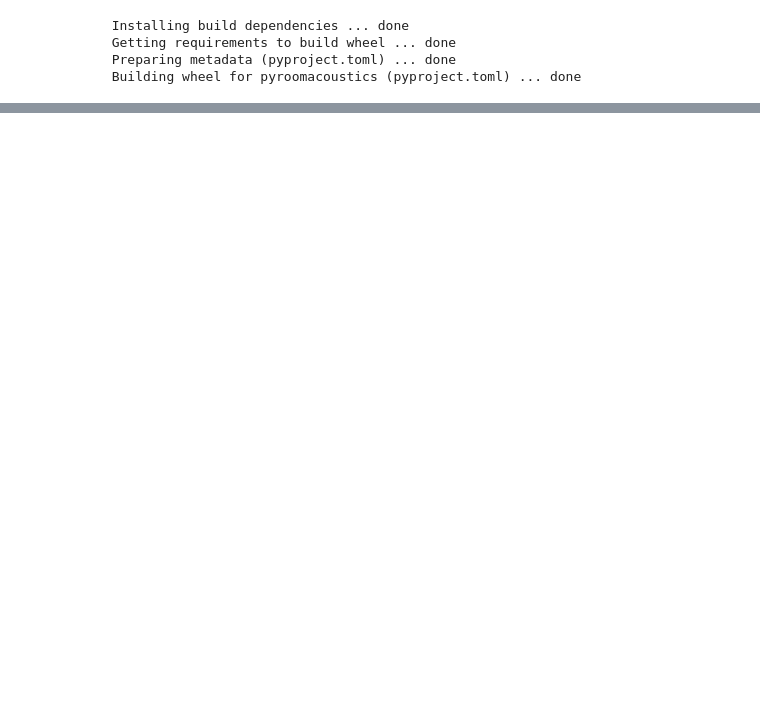
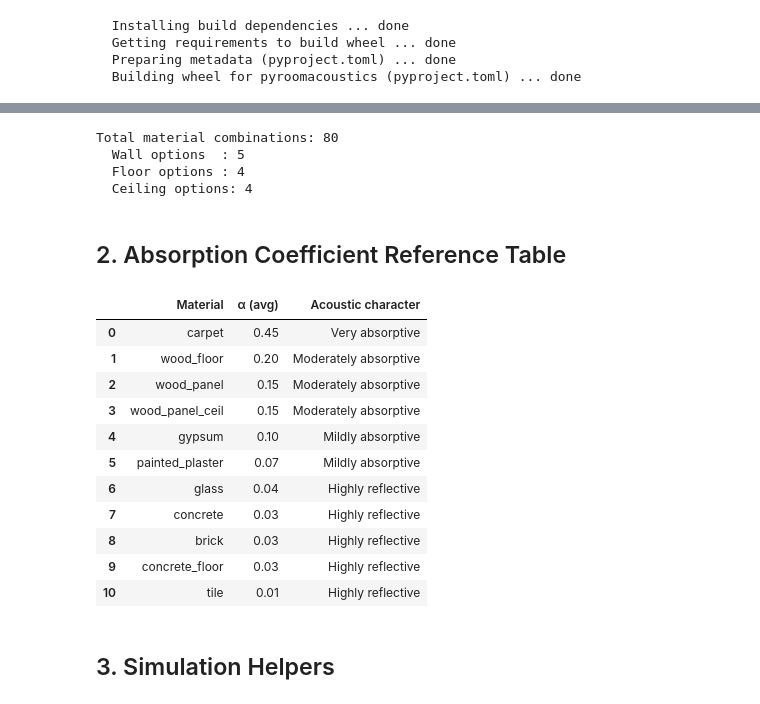
Before and after one commit to OmiraGunasekara/AcuVisor, a Jupyter notebook: ml/notebooks/02_generate_dataset.ipynb, the cells around one changed output, grey strips where cells are left out. Saved outputs shown, nothing was run; the diff lists cells and outputs as text; code cells hidden in the pictures; blank space fills up the shorter version.

```diff
--- a/ml/notebooks/02_generate_dataset.ipynb
+++ b/ml/notebooks/02_generate_dataset.ipynb
@@ -31 +29,74 @@ CEIL_CHOICES  = ["painted_plaster"]
+# %%
+# ── Absorption coefficients (α) ──────────────────────────────────────────
+# Source: Kuttruff (2017) Room Acoustics, Table A.1; Everest & Pohlmann (2015)
+# Values are single-number averages (250 Hz – 2 kHz octave bands)
+ABSORPTION = {
+    # Wall materials (match CLIP detector labels)
+    "painted_plaster" : 0.07,   # common domestic wall
+    "concrete"         : 0.03,   # hard, very reflective
+    "wood_panel"       : 0.15,   # medium absorption
+    "brick"            : 0.03,   # hard masonry
+    "glass"            : 0.04,   # window / glazed surface
+
+    # Floor materials
+    "carpet"           : 0.45,   # thick pile carpet
+    "wood_floor"       : 0.20,   # hardwood / laminate
+    "tile"             : 0.01,   # ceramic / porcelain
+    "concrete_floor"   : 0.03,   # bare concrete floor
+
+    # Ceiling materials
+    "gypsum"           : 0.10,   # plasterboard / drywall
+    "wood_panel_ceil"  : 0.15,   # wooden ceiling panels
+
+    # Treatment
+    "acoustic_panel"   : 0.90,   # high-performance foam/fabric panel
+}
+
+# ── Material choice sets ──────────────────────────────────────────────────
+WALL_CHOICES  = ["painted_plaster", "concrete", "wood_panel", "brick", "glass"]
+FLOOR_CHOICES = ["carpet", "wood_floor", "tile", "concrete_floor"]
+CEIL_CHOICES  = ["painted_plaster", "gypsum", "wood_panel_ceil", "tile"]
+
+PANEL_ALPHA = ABSORPTION["acoustic_panel"]
+
+all_combos = list(itertools.product(WALL_CHOICES, FLOOR_CHOICES, CEIL_CHOICES))
+print(f"Total material combinations: {len(all_combos)}")
+print(f"  Wall options  : {len(WALL_CHOICES)}")
+print(f"  Floor options : {len(FLOOR_CHOICES)}")
+print(f"  Ceiling options: {len(CEIL_CHOICES)}")
+# %% [output]
+Total material combinations: 80
+  Wall options  : 5
+  Floor options : 4
+  Ceiling options: 4
+# %% [markdown]
+## 2. Absorption Coefficient Reference Table
+# %%
+# Display absorption coefficient table for thesis documentation
+df_abs = pd.DataFrame([
+    {"Material": k, "α (avg)": v, "Acoustic character": (
+        "Very absorptive" if v >= 0.40 else
+        "Moderately absorptive" if v >= 0.12 else
+        "Mildly absorptive" if v >= 0.06 else
+        "Highly reflective"
+    )}
+    for k, v in ABSORPTION.items() if k != "acoustic_panel"
+]).sort_values("α (avg)", ascending=False).reset_index(drop=True)
+
+display(df_abs)
+# %% [output]
+|  | Material | α (avg) | Acoustic character |
+| 0 | carpet | 0.45 | Very absorptive |
+| 1 | wood_floor | 0.20 | Moderately absorptive |
+| 2 | wood_panel | 0.15 | Moderately absorptive |
+| 3 | wood_panel_ceil | 0.15 | Moderately absorptive |
+| 4 | gypsum | 0.10 | Mildly absorptive |
+| 5 | painted_plaster | 0.07 | Mildly absorptive |
+| 6 | glass | 0.04 | Highly reflective |
+| 7 | concrete | 0.03 | Highly reflective |
+| 8 | brick | 0.03 | Highly reflective |
+| 9 | concrete_floor | 0.03 | Highly reflective |
+| 10 | tile | 0.01 | Highly reflective |
+# %% [markdown]
+## 3. Simulation Helpers
 # %%
```
Also changed, not shown: parts of 27 cells of this notebook, 3 other files.
